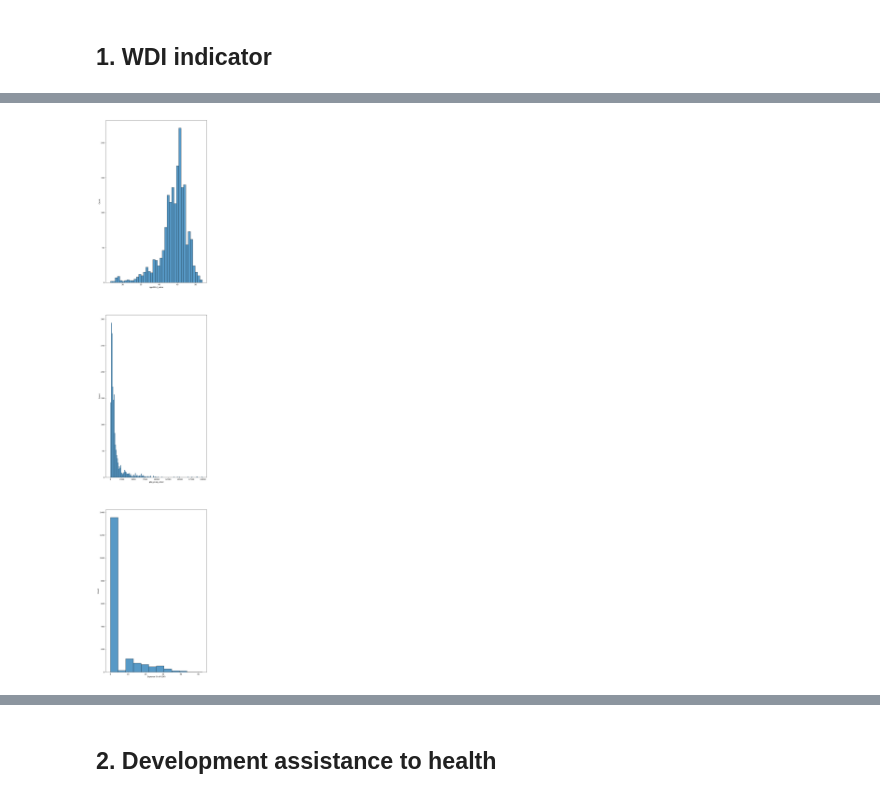
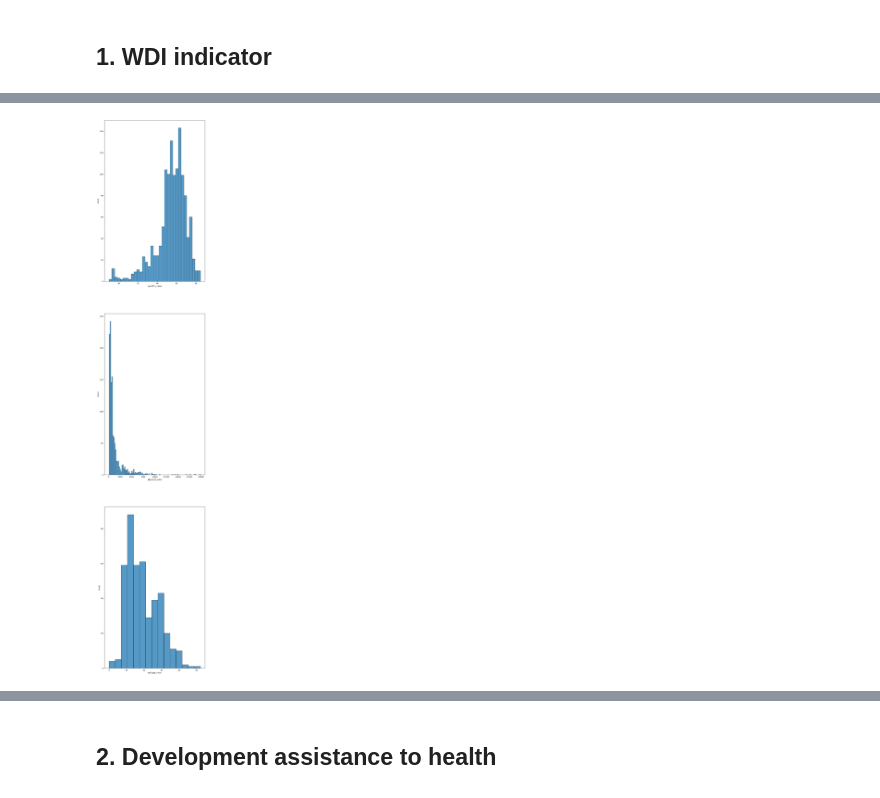
Before and after one commit to NatStrom/Thesis, a Jupyter notebook: controls.ipynb, the cells around one changed output, grey strips where cells are left out. Saved outputs shown, nothing was run; the diff lists cells and outputs as text; code cells hidden in the pictures.

```diff
--- a/controls.ipynb
+++ b/controls.ipynb
@@ -244,0 +210,43 @@ display(data_wdi)
+# %%
+data_wdi = data_wdi.loc[data_wdi['iso'].isin(['BWA',
+ 'MRT',
+ 'CPV',
+ 'UGA',
+ 'ZMB',
+ 'NER',
+ 'BDI',
+ 'TCD',
+ 'SOM',
+ 'AGO',
+ 'CAF',
+ 'MDG',
+ 'COG',
+ 'COM',
+ 'DJI',
+ 'MOZ',
+ 'CIV',
+ 'NGA',
+ 'BEN',
+ 'SWZ',
+ 'MWI',
+ 'GMB',
+ 'ERI',
+ 'ZWE',
+ 'GNQ',
+ 'GAB',
+ 'RWA',
+ 'GIN',
+ 'GHA',
+ 'CMR',
+ 'LSO',
+ 'SEN',
+ 'STP',
+ 'SLE',
+ 'GNB',
+ 'KEN',
+ 'TGO',
+ 'ETH',
+ 'BFA',
+ 'LBR',
+ 'NAM',
+ 'ZAF','MLI'])]
@@ -321,13 +344,13 @@ display(data_wdi.stb.freq(['c_id','year_id'],value='Expense (% of GDP)'))
 # %%
 #get a histogram
 #create histograms for all mean variables
 figure, axes = plt.subplots(3,1,figsize=(10,55))
 sns.histplot(data_wdi['age0014_value'],ax=axes[0])
 sns.histplot(data_wdi['gdp_pcap_value'],ax=axes[1])
-sns.histplot(data_wdi['Expense (% of GDP)'],ax=axes[2])
+sns.histplot(data_wdi['xpd_gdp_value'],ax=axes[2])
 plt.savefig('wdi1.png')
 # %% [output]
-[figure, old version]
+[figure, new version]
 # %%
 #create trendlines
 figure, axes = plt.subplots(3,1,figsize=(10,60))
```
Also changed, not shown: parts of 49 cells of this notebook, 3 other files.
